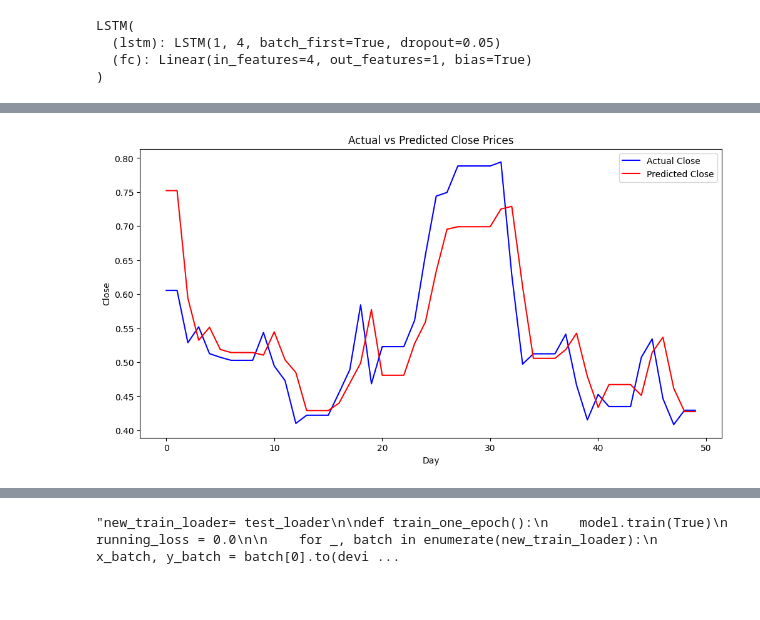
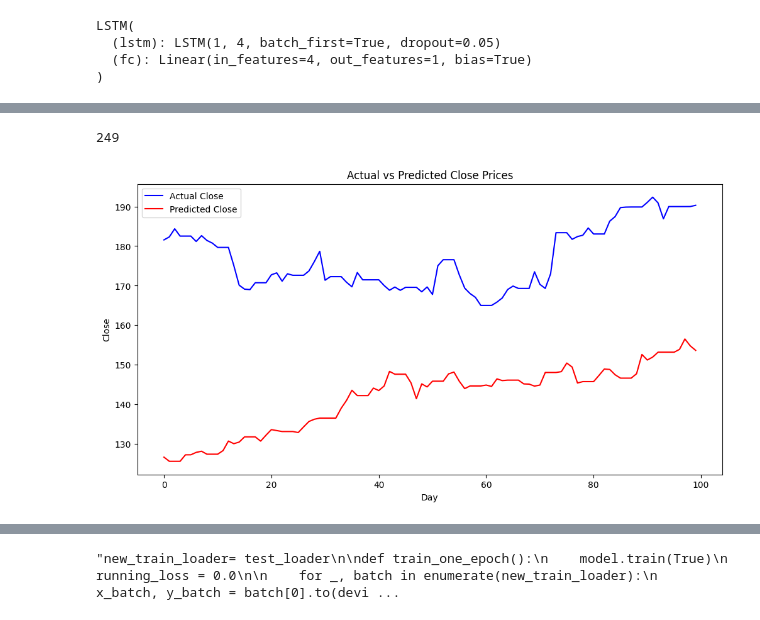
Before and after one commit to carlosgutierrezch/LSTM_Forecast, a Jupyter notebook: notebooks/Torch_model_2023_done.ipynb, the cells around one changed output, grey strips where cells are left out. Cells and saved outputs as stored; diff of their text form; code cells hidden in the pictures.

```diff
--- a/notebooks/Torch_model_2023_done.ipynb
+++ b/notebooks/Torch_model_2023_done.ipynb
@@ -367,12 +367,27 @@ Epoch 10/10, Train Loss: 0.0021634834428620807
+# %%
+predicted= predicted[:249]
+# %%
+len(predicted)
+# %% [output]
+249
 # %%
+dummies_test = np.zeros((y_test.shape[0], 1 + 1))
+dummies_test[:, 0] = predicted.flatten()
+predicted_unscaled = scaler.inverse_transform(dummies_test)[:, 0]
+
+# Inverse transform the actual test values
+dummies_actual = np.zeros((y_test.shape[0], 1 + 1))
+dummies_actual[:, 0] = y_test.flatten()
+y_test_unscaled = scaler.inverse_transform(dummies_actual)[:, 0]
+
 # Plot the results
 plt.figure(figsize=(12, 6))
-plt.plot(y_train[-50:], label='Actual Close', color='blue')
-plt.plot(predicted[-50:], label='Predicted Close', color='red')
+plt.plot(y_test_unscaled[-100:], label='Actual Close', color='blue')
+plt.plot(predicted_unscaled[-100:], label='Predicted Close', color='red')
 plt.xlabel('Day')
 plt.ylabel('Close')
 plt.legend()
 plt.title('Actual vs Predicted Close Prices')
 plt.show()
 # %% [output]
-[figure, old version]
+[figure, new version]
```
Also changed, not shown: parts of 8 cells of this notebook, 4 other files.
